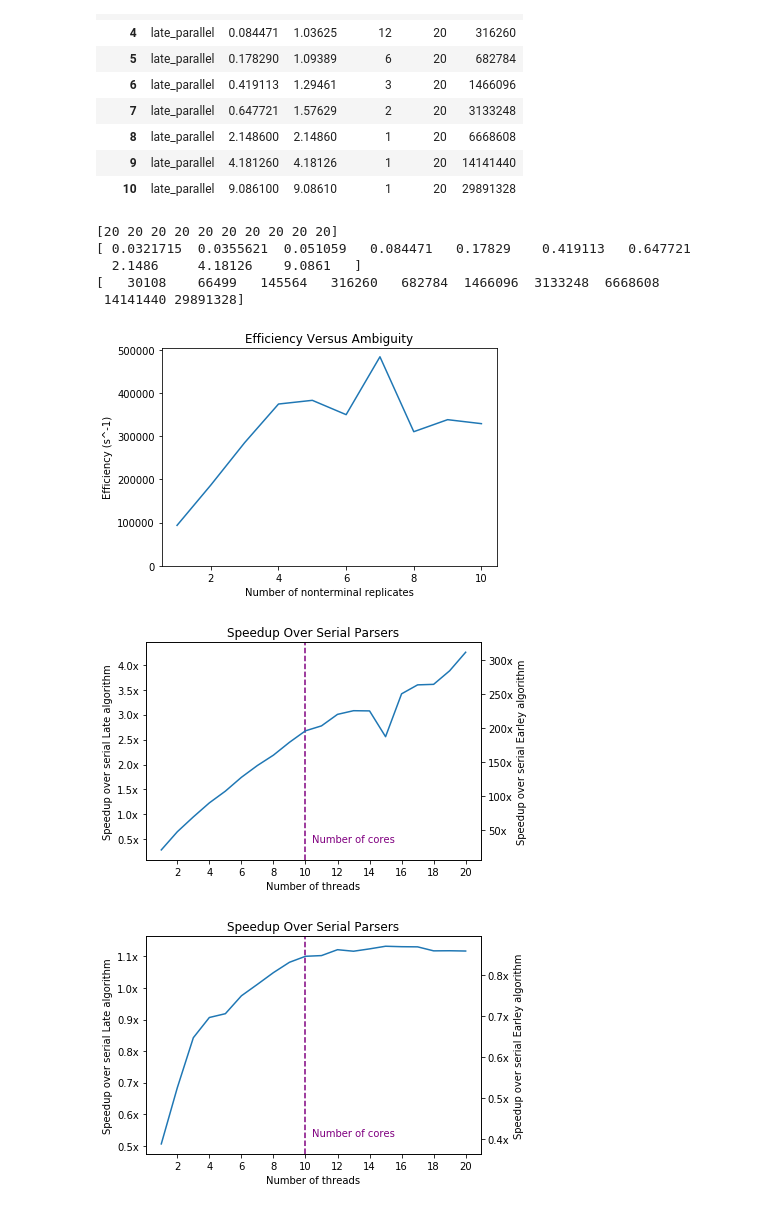
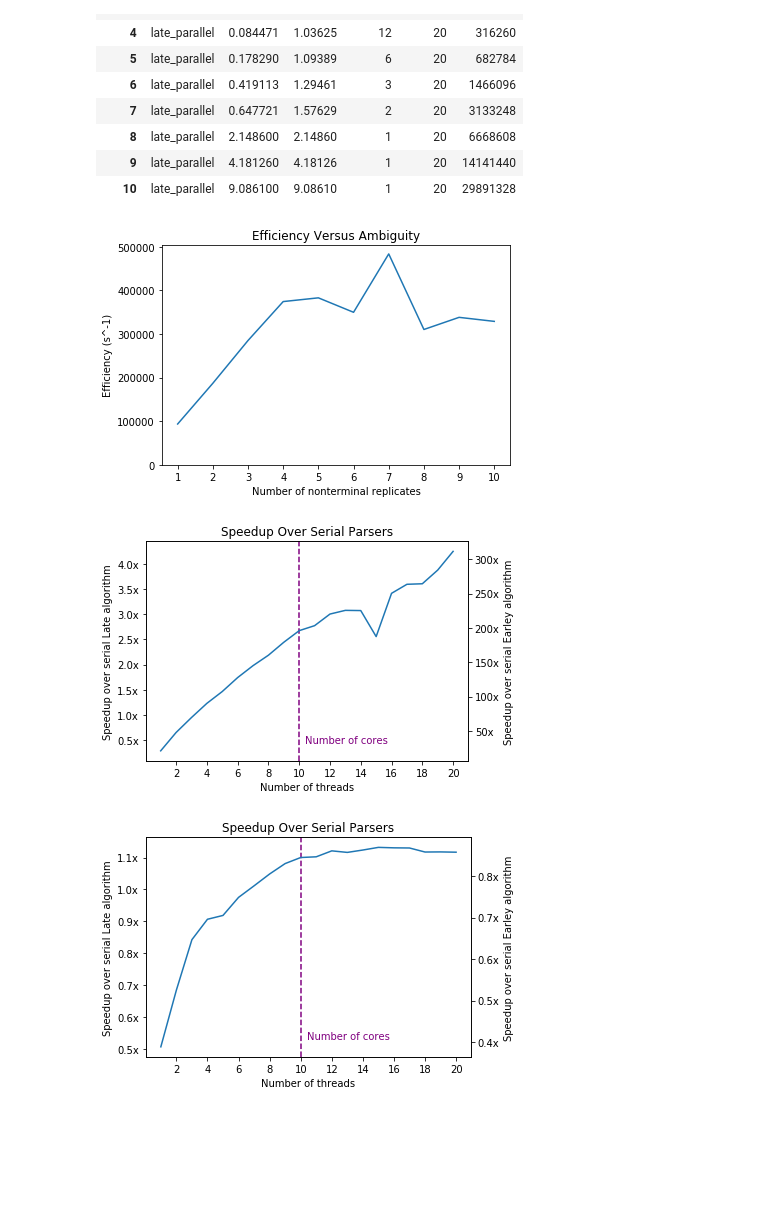
Before and after one commit to jfeser/earley, a Jupyter notebook: Analysis.ipynb, the cells around one changed output. Saved outputs shown, nothing was run; the diff lists cells and outputs as text; code cells hidden in the pictures; blank space fills up the shorter version.

```diff
--- a/Analysis.ipynb
+++ b/Analysis.ipynb
@@ -3,6 +3,9 @@ import pandas as pd
 import matplotlib.pyplot as plt
 from glob import glob
 import numpy as np
+
+from matplotlib import rcParams
+rcParams.update({'figure.autolayout': True})
 # %%
 def speedup_plot(df, out_fn):
     eserial = min(df[df['name'] == 'earley_serial']['avg_time'])
@@ -59,43 +62,35 @@ df
 # %%
 x = range(1, len(df)+1)
 
 avg_time = df['avg_time'].as_matrix()
 work = df['chart_size'].as_matrix()
 threads = df['threads'].as_matrix()
-
-print(threads)
-print(avg_time)
-print(work)
 
 y = work/(np.minimum(threads, 10)*avg_time)
 
 #y = (df['avg_time'] / df['chart_size'] * 10 * 1000000).as_matrix()
 
 fig, ax = plt.subplots()
 ax.set_title('Efficiency Versus Ambiguity')
 ax.set_ylabel('Efficiency (s^-1)')
 ax.set_xlabel('Number of nonterminal replicates')
 plt.plot(x, y)
 ax.set_ylim(bottom=0)
+ax.set_xticks(np.arange(1, 11, 1))
 plt.savefig('../earley_paper/figures/per_item_time.png', dpi=300)
 plt.show()
 # %% [output]
-[20 20 20 20 20 20 20 20 20 20]
-[ 0.0321715  0.0355621  0.051059   0.084471   0.17829    0.419113   0.647721
-  2.1486     4.18126    9.0861   ]
-[   30108    66499   145564   316260   682784  1466096  3133248  6668608
- 14141440 29891328]
-[figure, old version]
+[figure, new version]
 # %%
 cgw_df = pd.read_csv('results/arith-strong-scaling.csv')
 speedup_plot(cgw_df, '../earley_paper/figures/arith_scaling.png')
 # %% [output]
-[figure, old version]
+[figure, new version]
 # %%
 java_df = pd.read_csv('results/java-strong-scaling.csv')
 speedup_plot(java_df, '../earley_paper/figures/java_scaling.png')
 # %% [output]
-[figure, old version]
+[figure, new version]
 # %%
 cgw_df = pd.read_csv('results/cgw-strong-scaling.csv')
 speedup_plot(cgw_df, '../earley_paper/figures/cgw_scaling.png')
```
Also changed, not shown: parts of 10 cells of this notebook, 4 other files.
